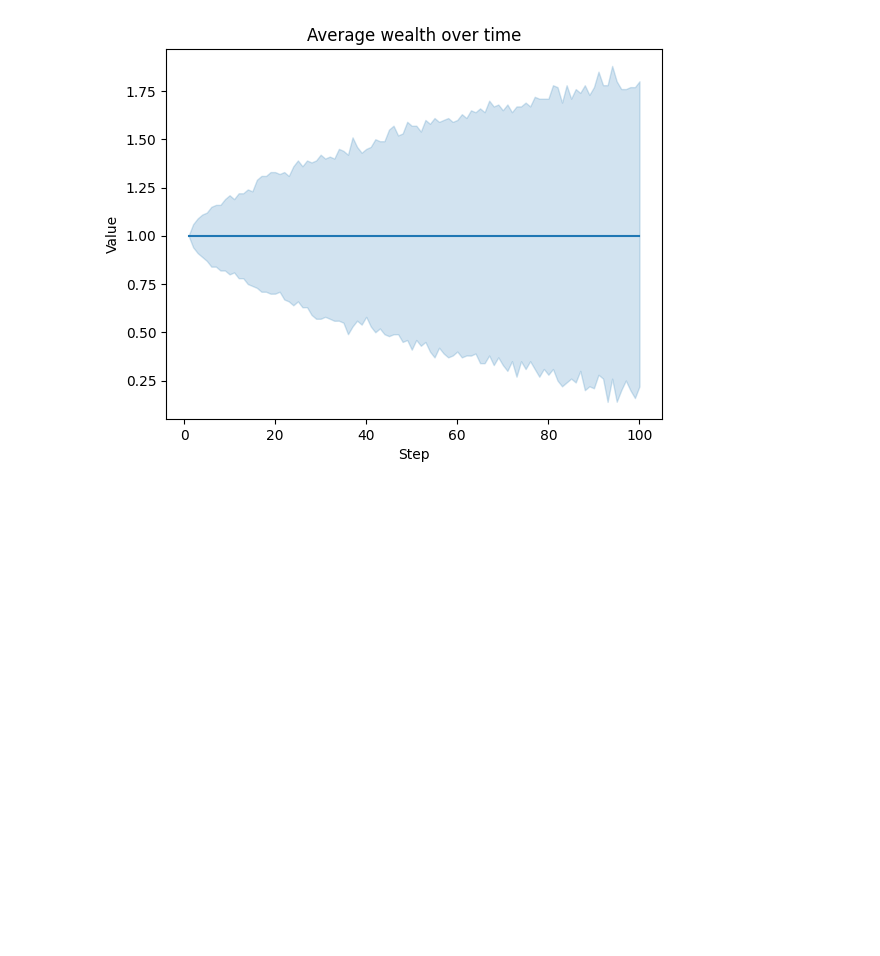
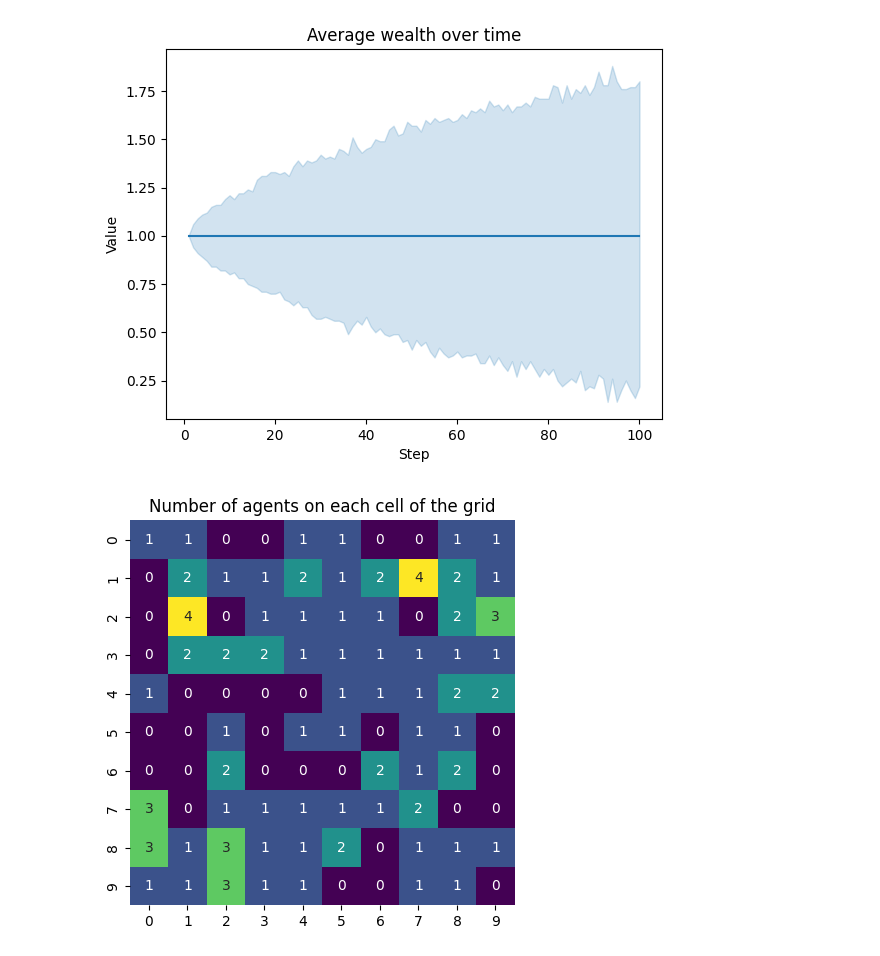
Before and after one commit to DavidBShan/BDC-Wealth, a Jupyter notebook: wealthIndexABMTest.ipynb, the cells around one changed output. Drawn from its saved outputs; the diff is of its cells as text; code cells hidden in the pictures; blank space fills up the shorter version.

```diff
--- a/wealthIndexABMTest.ipynb
+++ b/wealthIndexABMTest.ipynb
@@ -161,0 +213,15 @@ agent_wealth.to_csv("agent_data.csv")
+# %%
+model = MoneyModel(100, 10, 10)
+for _ in range(20):
+    model.step()
+# %%
+agent_counts = np.zeros((model.grid.width, model.grid.height))
+for cell_content, (x, y) in model.grid.coord_iter():
+    agent_count = len(cell_content)
+    agent_counts[x][y] = agent_count
+# Plot using seaborn, with a visual size of 5x5
+g = sns.heatmap(agent_counts, cmap="viridis", annot=True, cbar=False, square=True)
+g.figure.set_size_inches(5, 5)
+g.set(title="Number of agents on each cell of the grid");
+# %% [output]
+[figure, added]
```
Also changed, not shown: parts of 17 cells of this notebook.
